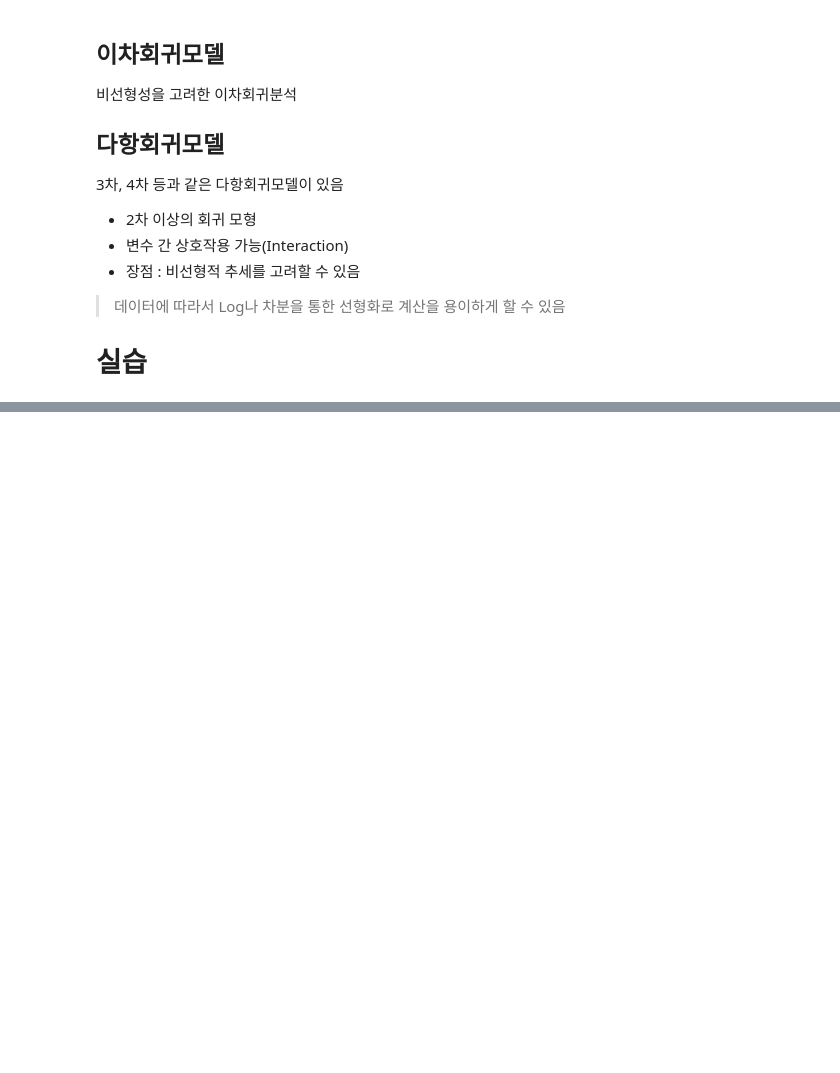
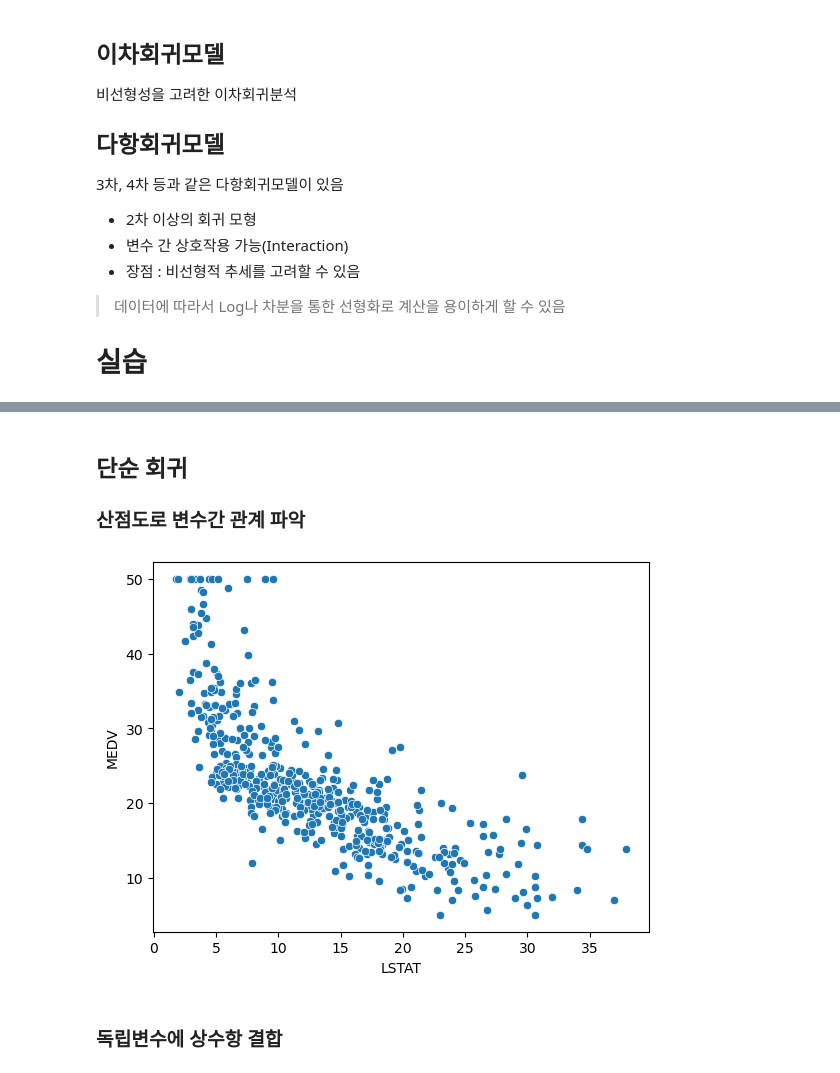
Before and after one commit to Jihwan98/aivle_school, a Jupyter notebook: pre_study/6.3 회귀분석.ipynb, the cells around one changed output, grey strips where cells are left out. Cells and saved outputs as stored; diff of their text form; code cells hidden in the pictures; blank space fills up the shorter version.

```diff
--- a/pre_study/6.3 회귀분석.ipynb
+++ b/pre_study/6.3 회귀분석.ipynb
@@ -41,0 +52,7 @@
+# %%
+boston = load_boston()
+
+X = boston.data
+boston_df = pd.DataFrame(X, columns=boston.feature_names)
+boston_df['MEDV'] = boston.target
+boston_df
@@ -41,0 +73,8 @@
+# %% [markdown]
+## 단순 회귀
+### 산점도로 변수간 관계 파악
+# %%
+sns.scatterplot(x=boston_df['LSTAT'], y=boston_df['MEDV'])
+plt.show()
+# %% [output]
+[figure, added]
@@ -41,0 +84,2 @@
+# %% [markdown]
+### 독립변수에 상수항 결합
```
Also changed, not shown: parts of 12 cells of this notebook.
